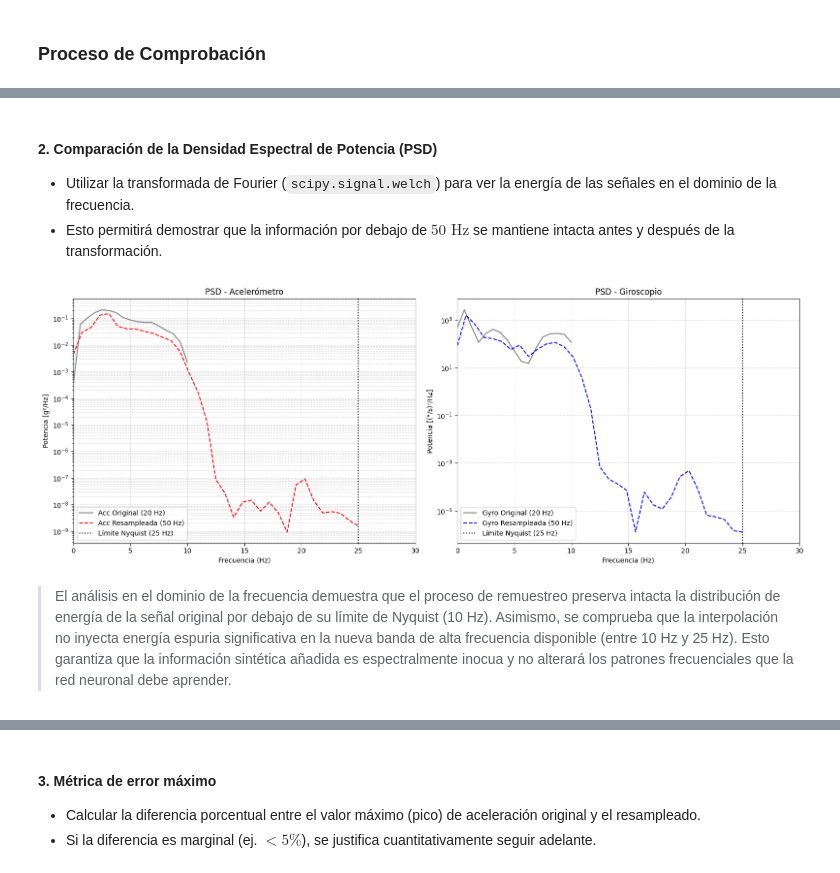
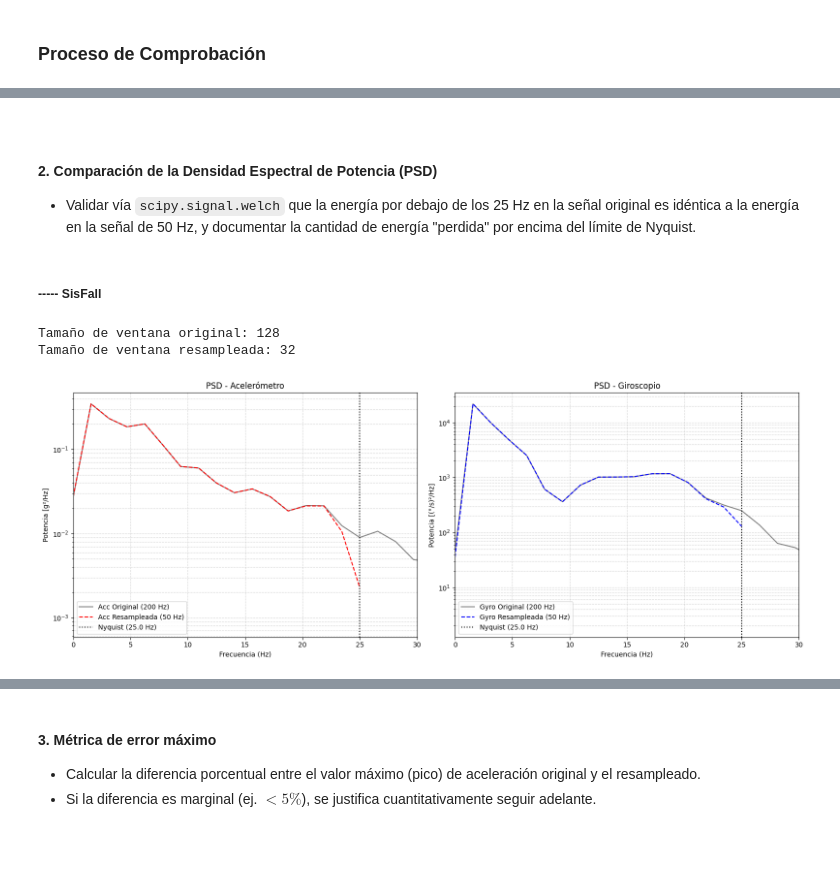
Before and after one commit to marianoInsa/dimiasa-models, a Jupyter notebook: notebooks/02-E01-SisFall-UPFall-Resampling.ipynb, the cells around one changed output, grey strips where cells are left out. Cells and saved outputs as stored; diff of their text form; code cells hidden in the pictures; blank space fills up the shorter version.

```diff
--- a/notebooks/02-E01-SisFall-UPFall-Resampling.ipynb
+++ b/notebooks/02-E01-SisFall-UPFall-Resampling.ipynb
@@ -48,15 +48,25 @@ try:
     # Conexión al contenedor y al archivo
     file_system_client_bronce = service_client.get_file_system_client(file_system="bronce")
     directory_client = file_system_client_bronce.get_directory_client("falls")
-    file_client_bronce = directory_client.get_file_client("UMAFall-Reduced.csv")
+    file_client_bronce = directory_client.get_file_client("SisFall-Reduced.csv")
 
     # Descargar el archivo a la memoria
     download = file_client_bronce.download_file()
     content = download.readall() # en bytes
 
     # Cargar directamente en Pandas usando un buffer de memoria
-    df_umafall = pd.read_csv(io.BytesIO(content))
-    print("UMAFall cargado en DataFrame con éxito!!")
+    df_sisfall = pd.read_csv(io.BytesIO(content))
+    print("SisFall cargado en DataFrame con éxito!!")
+
+    file_client_bronce = directory_client.get_file_client("UPFall-Reduced.csv")
+
+    # Descargar el archivo a la memoria
+    download = file_client_bronce.download_file()
+    content = download.readall() # en bytes
+
+    # Cargar directamente en Pandas usando un buffer de memoria
+    df_upfall = pd.read_csv(io.BytesIO(content))
+    print("UPFall cargado en DataFrame con éxito!!")
 
 except Exception as e:
     print(f"Error en procesamiento de Capa Bronce: {e}")
@@ -163,49 +259,61 @@ plt.show()
-# %% [markdown]
-#### 2. Comparación de la Densidad Espectral de Potencia (PSD)
-* Utilizar la transformada de Fourier (`scipy.signal.welch`) para ver la energía de las señales en el dominio de la frecuencia.
-* Esto permitirá demostrar que la información por debajo de $50\text{ Hz}$ se mantiene intacta antes y después de la transformación.
+# %% [markdown]
+>
+# %% [markdown]
+#### 2. Comparación de la Densidad Espectral de Potencia (PSD)
+* Validar vía `scipy.signal.welch` que la energía por debajo de los 25 Hz en la señal original es idéntica a la energía en la señal de 50 Hz, y documentar la cantidad de energía "perdida" por encima del límite de Nyquist.
+# %% [markdown]
+##### ----- SisFall
 # %%
 # 1. Calcular la Densidad Espectral de Potencia (PSD) para Acc y Gyro
-# Usamos nperseg adaptado a la longitud de la ventana
-nperseg_orig = 32
-nperseg_resamp = 64
+
+# Calcular el tamaño de ventana
+target_res = 1.5
+sf_nperseg_orig = int(sf_fs_orig / target_res)
+sf_nperseg_orig = int(2 ** np.floor(np.log2(sf_nperseg_orig)))
+
+sf_factor_resamp = sf_fs_new / sf_fs_orig
+sf_nperseg_resamp = int(sf_nperseg_orig * sf_factor_resamp)
+sf_nperseg_resamp = int(2 ** np.round(np.log2(sf_nperseg_resamp)))
+
+print(f"Tamaño de ventana original: {sf_nperseg_orig}")
+print(f"Tamaño de ventana resampleada: {sf_nperseg_resamp}")
 
 # PSD para Acelerómetro
-f_acc_orig, Pxx_acc_orig = welch(window_acc, fs=fs_orig, nperseg=nperseg_orig)
-f_acc_resamp, Pxx_acc_resamp = welch(window_acc_resampled, fs=fs_new, nperseg=nperseg_resamp)
+sf_f_acc_orig, sf_Pxx_acc_orig = welch(sf_window_acc, fs=sf_fs_orig, nperseg=sf_nperseg_orig)
+sf_f_acc_resamp, sf_Pxx_acc_resamp = welch(sf_window_acc_resampled, fs=sf_fs_new, nperseg=sf_nperseg_resamp)
 
 # PSD para Giroscopio
-f_gyro_orig, Pxx_gyro_orig = welch(window_gyro, fs=fs_orig, nperseg=nperseg_orig)
-f_gyro_resamp, Pxx_gyro_resamp = welch(window_gyro_resampled, fs=fs_new, nperseg=nperseg_resamp)
+sf_f_gyro_orig, sf_Pxx_gyro_orig = welch(sf_window_gyro, fs=sf_fs_orig, nperseg=sf_nperseg_orig)
+sf_f_gyro_resamp, sf_Pxx_gyro_resamp = welch(sf_window_gyro_resampled, fs=sf_fs_new, nperseg=sf_nperseg_resamp)
 
 # 2. Graficar ambas PSDs
 fig, (ax1, ax2) = plt.subplots(1, 2, figsize=(16, 6))
 
 # Gráfico PSD Acelerómetro
-ax1.semilogy(f_acc_orig, Pxx_acc_orig, label='Acc Original (20 Hz)', color='gray')
-ax1.semilogy(f_acc_resamp, Pxx_acc_resamp, label='Acc Resampleada (50 Hz)', color='red', linestyle='--')
-ax1.axvline(x=25, color='black', linestyle=':', label='Límite Nyquist (25 Hz)')
-ax1.set_title('PSD - Acelerómetro')
+ax1.semilogy(sf_f_acc_orig, sf_Pxx_acc_orig, label=f'Acc Original ({sf_fs_orig} Hz)', color='gray')
+ax1.semilogy(sf_f_acc_resamp, sf_Pxx_acc_resamp, label=f'Acc Resampleada ({sf_fs_new} Hz)', color='red', linestyle='--')
+ax1.axvline(x=sf_fs_new/2, color='black', linestyle=':', label=f'Nyquist ({sf_fs_new/2} Hz)')
+ax1.set_title(f'PSD - Acelerómetro')
 ax1.set_xlabel('Frecuencia (Hz)')
 ax1.set_ylabel('Potencia [g²/Hz]')
-ax1.set_xlim(0, 30)
+ax1.set_xlim(0, sf_fs_new/2 + 5)
 ax1.legend()
 ax1.grid(True, which="both", linestyle='--', alpha=0.5)
 
 # Gráfico PSD Giroscopio
-ax2.semilogy(f_gyro_orig, Pxx_gyro_orig, label='Gyro Original (20 Hz)', color='gray')
-ax2.semilogy(f_gyro_resamp, Pxx_gyro_resamp, label='Gyro Resampleada (50 Hz)', color='blue', linestyle='--')
-ax2.axvline(x=25, color='black', linestyle=':', label='Límite Nyquist (25 Hz)')
-ax2.set_title('PSD - Giroscopio')
+ax2.semilogy(sf_f_gyro_orig, sf_Pxx_gyro_orig, label=f'Gyro Original ({sf_fs_orig} Hz)', color='gray')
+ax2.semilogy(sf_f_gyro_resamp, sf_Pxx_gyro_resamp, label=f'Gyro Resampleada ({sf_fs_new} Hz)', color='blue', linestyle='--')
+ax2.axvline(x=sf_fs_new/2, color='black', linestyle=':', label=f'Nyquist ({sf_fs_new/2} Hz)')
+ax2.set_title(f'PSD - Giroscopio')
 ax2.set_xlabel('Frecuencia (Hz)')
 ax2.set_ylabel('Potencia [(°/s)²/Hz]')
-ax2.set_xlim(0, 30)
+ax2.set_xlim(0, sf_fs_new/2 + 5)
 ax2.legend()
 ax2.grid(True, which="both", linestyle='--', alpha=0.5)
 
 plt.tight_layout()
 plt.show()
 # %% [output]
+Tamaño de ventana original: 128
+Tamaño de ventana resampleada: 32
-[figure, old version]
+[figure, new version]
-# %% [markdown]
-> El análisis en el dominio de la frecuencia demuestra que el proceso de remuestreo preserva intacta la distribución de energía de la señal original por debajo de su límite de Nyquist (10 Hz). Asimismo, se comprueba que la interpolación no inyecta energía espuria significativa en la nueva banda de alta frecuencia disponible (entre 10 Hz y 25 Hz). Esto garantiza que la información sintética añadida es espectralmente inocua y no alterará los patrones frecuenciales que la red neuronal debe aprender.
```
Also changed, not shown: parts of 31 cells of this notebook.
